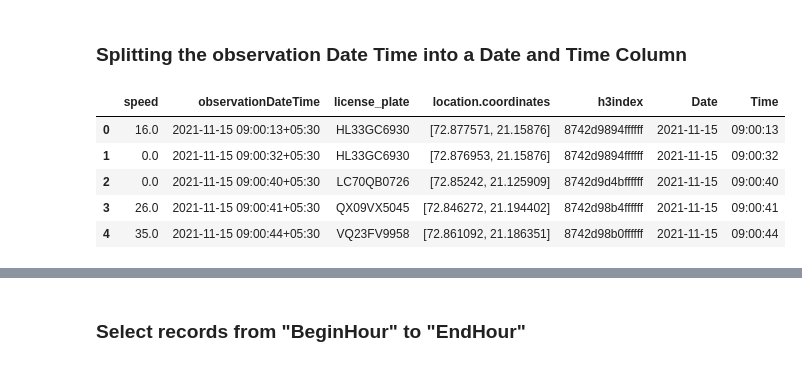
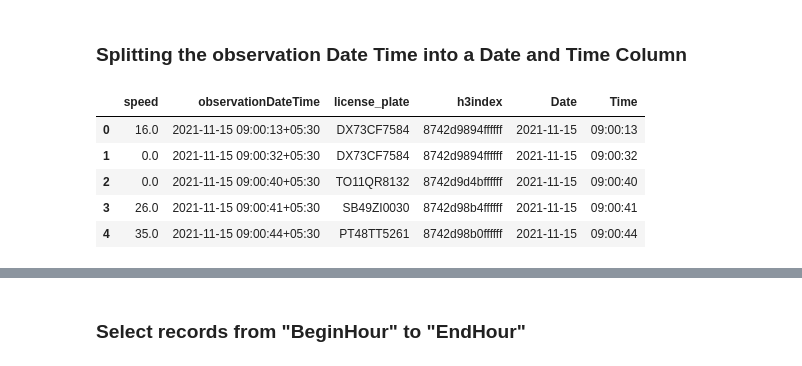
Before and after one commit to datakaveri/sandbox-itms-dp-1, a Jupyter notebook: DP-on-ITMS-Data.ipynb, the cells around one changed output, grey strips where cells are left out. Drawn from its saved outputs; the diff is of its cells as text; code cells hidden in the pictures.

```diff
--- a/DP-on-ITMS-Data.ipynb
+++ b/DP-on-ITMS-Data.ipynb
@@ -29,11 +45,11 @@ We consider the intelligent transport management system (ITMS) dataset from Sura
 # %%
 import pandas as pd
 import numpy as np
-import h3
+#import h3
 import warnings
 
 warnings.filterwarnings('ignore')
 
-#dataNovDec = pd.read_csv('https://iudx-cat-sandbox-dev.s3.ap-south-1.amazonaws.com/dp-itms-1/CompressedRawDataset.csv')
-dataNovDec = pd.read_csv('CompressedRawDataset.csv')
-n_tot = len(dataNovDec)
+#dataNov2021 = pd.read_csv('https://iudx-cat-sandbox-dev.s3.ap-south-1.amazonaws.com/dp-itms-1/CompressedRawDataset.csv')
+dataNov2021 = pd.read_csv('CompressedOneWeekDataset_H3.csv')
+n_tot = len(dataNov2021)
@@ -217,15 +91,14 @@ EndHour = 21
 # %% [markdown]
 ### Splitting the observation Date Time into a Date and Time Column
 # %%
-#dataJanMar['Date'] = pd.to_datetime(dataJanMar['observationDateTime'], errors='coerce')
-dataNovDec['Date'] = pd.to_datetime(dataNovDec['observationDateTime']).dt.date
-dataNovDec['Time'] = pd.to_datetime(dataNovDec['observationDateTime']).dt.time
+dataNov2021['Date'] = pd.to_datetime(dataNov2021['observationDateTime']).dt.date
+dataNov2021['Time'] = pd.to_datetime(dataNov2021['observationDateTime']).dt.time
 
-dataNovDec.head()
+dataNov2021.head()
 # %% [output]
-|  | speed | observationDateTime | license_plate | location.coordinates | h3index | Date | Time |
-| 0 | 16.0 | 2021-11-15 09:00:13+05:30 | HL33GC6930 | [72.877571, 21.15876] | 8742d9894ffffff | 2021-11-15 | 09:00:13 |
-| 1 | 0.0 | 2021-11-15 09:00:32+05:30 | HL33GC6930 | [72.876953, 21.15876] | 8742d9894ffffff | 2021-11-15 | 09:00:32 |
-| 2 | 0.0 | 2021-11-15 09:00:40+05:30 | LC70QB0726 | [72.85242, 21.125909] | 8742d9d4bffffff | 2021-11-15 | 09:00:40 |
-| 3 | 26.0 | 2021-11-15 09:00:41+05:30 | QX09VX5045 | [72.846272, 21.194402] | 8742d98b4ffffff | 2021-11-15 | 09:00:41 |
-| 4 | 35.0 | 2021-11-15 09:00:44+05:30 | VQ23FV9958 | [72.861092, 21.186351] | 8742d98b0ffffff | 2021-11-15 | 09:00:44 |
+|  | speed | observationDateTime | license_plate | h3index | Date | Time |
+| 0 | 16.0 | 2021-11-15 09:00:13+05:30 | DX73CF7584 | 8742d9894ffffff | 2021-11-15 | 09:00:13 |
+| 1 | 0.0 | 2021-11-15 09:00:32+05:30 | DX73CF7584 | 8742d9894ffffff | 2021-11-15 | 09:00:32 |
+| 2 | 0.0 | 2021-11-15 09:00:40+05:30 | TO11QR8132 | 8742d9d4bffffff | 2021-11-15 | 09:00:40 |
+| 3 | 26.0 | 2021-11-15 09:00:41+05:30 | SB49ZI0030 | 8742d98b4ffffff | 2021-11-15 | 09:00:41 |
+| 4 | 35.0 | 2021-11-15 09:00:44+05:30 | PT48TT5261 | 8742d98b0ffffff | 2021-11-15 | 09:00:44 |
```
Also changed, not shown: parts of 86 cells of this notebook.
